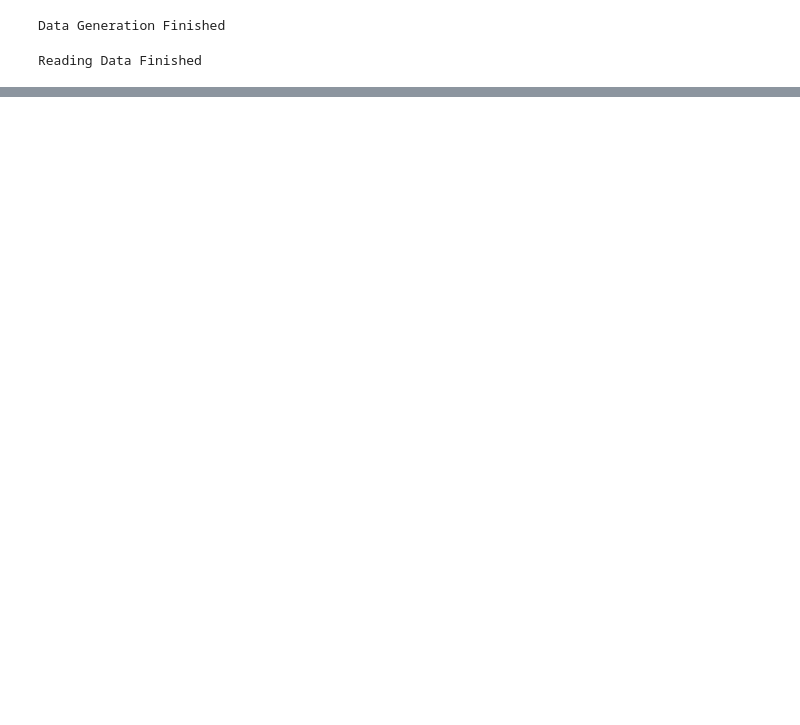
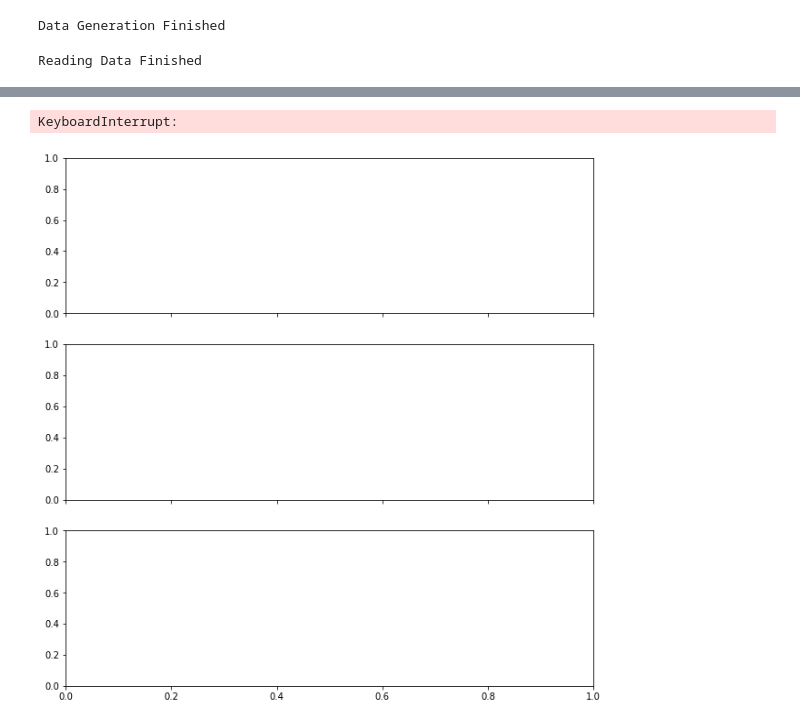
Before and after one commit to emmahoggett/Error_class_lenstronomy, a Jupyter notebook: Simulations/metric.ipynb, the cells around one changed output, grey strips where cells are left out. Cells and saved outputs as stored; diff of their text form; code cells hidden in the pictures; blank space fills up the shorter version.

```diff
--- a/Simulations/metric.ipynb
+++ b/Simulations/metric.ipynb
@@ -130,0 +133,71 @@ AUC score: 0.913, with accuracy metric
+# %%
+f, axes = plt.subplots(3, figsize=(10, 10), sharex='all', sharey='all',
+                       gridspec_kw=dict(left=0.1, right=0.9,bottom=0.1, top=0.9))
+
+percent = np.array([[0.0074, 0.015, 0.0025], [0.005, 0.0142, 0.005], [0.005, 0.0142, 0.0049]])
+size = 6000; ratio = 0.75;
+
+for ii in range(3):
+
+    res = Residual()
+    res.build(size, ratio = ratio, per_error = percent[ii,:])
+
+    str_ID =  "S"+str(size)+"R"+str(int(ratio*100))
+    [final_array, metadata] = read_hdf5(str_ID)
+
+    print('Reading data Finished')
+
+    str_ID =  "S"+str(size)+"R"+str(int(ratio*100))
+    [final_array, metadata] = read_hdf5(str_ID)
+    metadata ['ID'] = np.arange(0,final_array.shape[0])
+
+    data_set = CombineDataset(metadata,'ID','class',final_array)
+
+    data_train, data_test = train_test_split(data_set,train_size=0.9,random_state=42)
+
+    batch_size = 50
+    max_epoch = 70
+
+
+    loader_train = DataLoader(data_train, batch_size = batch_size, shuffle = True,
+                              num_workers = 0, drop_last=True)
+
+    loader_test = DataLoader(data_test, batch_size = batch_size, shuffle = True,
+                             num_workers = 0, drop_last=True)
+
+    metric = 'auc'
+    netacc = NeuralNet('BasicCNN', 'SGD/momentum')
+    for epoch in range(max_epoch):
+        netacc.train(loader_train)
+        res = netacc.test(loader_test, metric = metric)
+
+    print('Finished Training')
+    epoch = netacc.load_checkpoint('_optimal')
+
+    with torch.no_grad():
+        predictions = []
+        targets = []
+        for data in loader_test:
+            images, meta, labels = data
+            outputs = netacc.net(images)
+
+            predictions.extend(outputs.cpu().numpy())
+            targets.extend(labels.cpu().numpy())
+            result = netacc.calculate_metrics(np.round(np.array(predictions)), np.array(targets))
+        predictions =np.array(predictions); targets = np.array(targets)
+
+    ns_fpr, ns_tpr, _ = roc_curve(targets[:,0], predictions[:,0])
+    lr_fpr, lr_tpr, _ = roc_curve(targets[:,1], predictions[:,1])
+    axes[ii].plot(ns_fpr, ns_tpr, label='Mass error')
+    axes[ii].plot(lr_fpr, lr_tpr, label='Source error')
+    axes[ii].set_ylabel('True Positive Rate[-]')
+    axes[ii].set_xlabel('False Positive Rate[-]')
+    axes[ii].grid()
+
+axes[0].title.set_text('Chi2 with noise consideration')
+axes[1].title.set_text('Chi2')
+axes[2].title.set_text('Distance')
+plt.legend()
+plt.savefig('figures/metric/'+metric+'ROC.jpeg')
+plt.show()
+# %% [output]
@@ -130,0 +221,2 @@ AUC score: 0.913, with accuracy metric
+KeyboardInterrupt:
+[figure, added]
```
Also changed, not shown: parts of 7 cells of this notebook, 29 other files.
